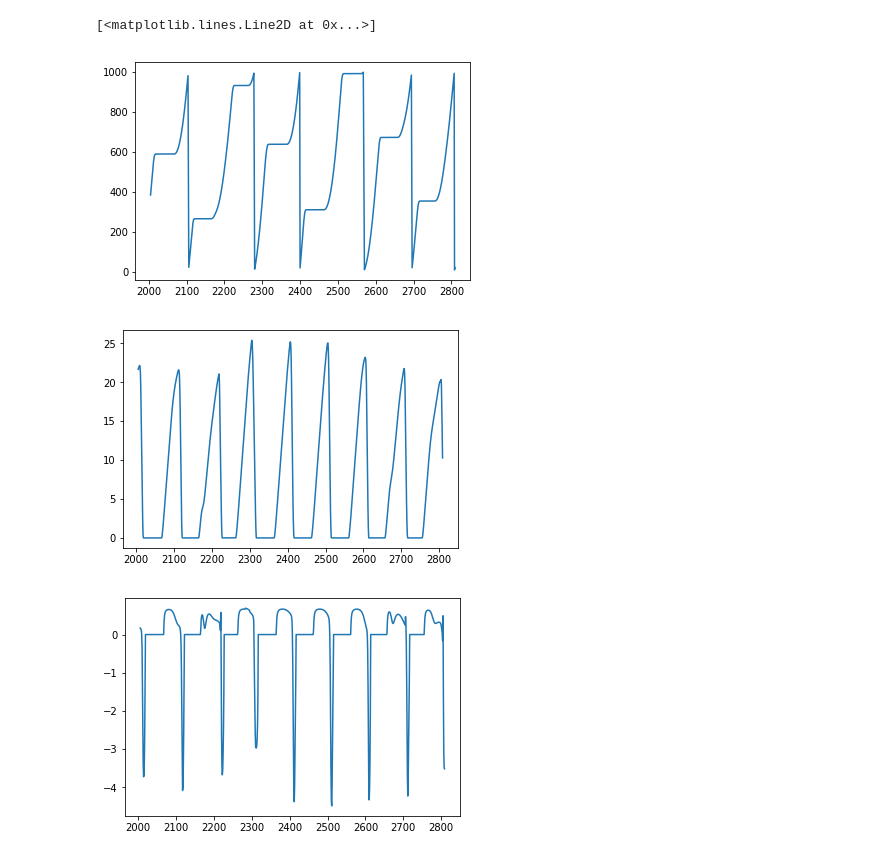
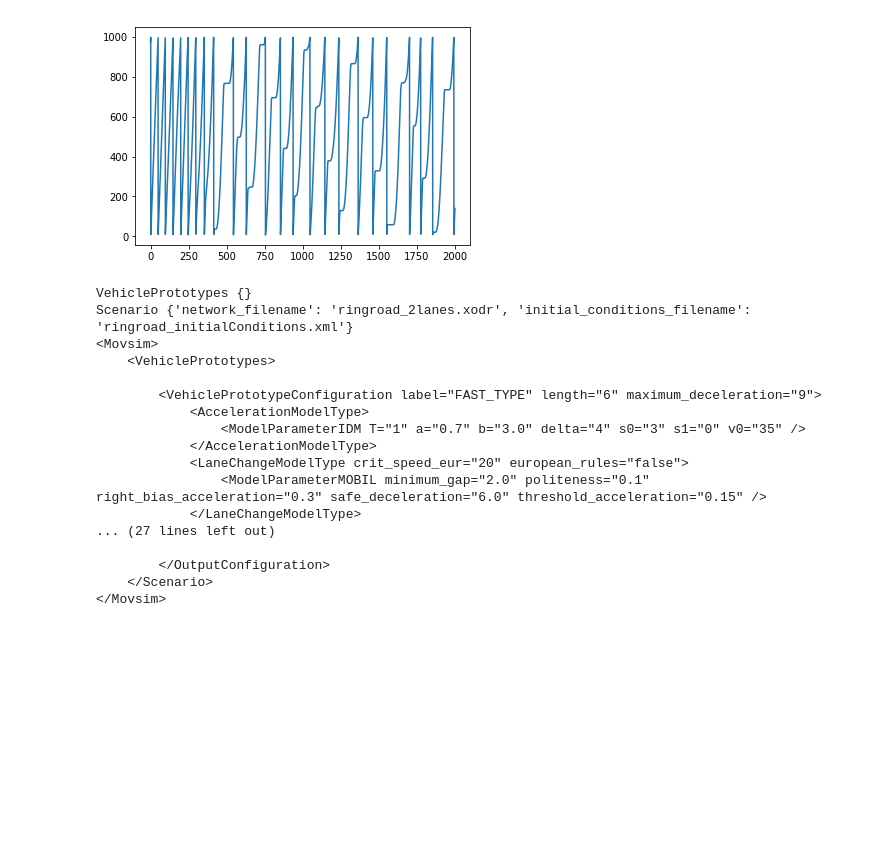
Before and after one commit to mengcz13/movsim, a Jupyter notebook: view_logs.ipynb, the cells around one changed output. Drawn from its saved outputs; the diff is of its cells as text; code cells hidden in the pictures; blank space fills up the shorter version.

```diff
--- a/view_logs.ipynb
+++ b/view_logs.ipynb
@@ -12,5 +13,5 @@ import matplotlib.pyplot as plt
 # %%
-trajlogpath = r'/home/mengcz/movsim/ringroad_2lanes.traj.route_main.csv'
+trajlogpath = r'/home/mengcz/trafficsimdata/ringroad3/0/tempconf_0.traj.route_main.csv'
 trajdf = pd.read_csv(trajlogpath, header=None, comment='#')
 # %%
 trace = trajdf[trajdf[8] == 1]
@@ -37,12 +38,37 @@ trace
 # %%
-plt.figure()
-plt.plot(trace[0][2000:2800], trace[2][2000:2800])
-plt.figure()
-plt.plot(trace[0][2000:2800], trace[3][2000:2800])
-plt.figure()
-plt.plot(trace[0][2000:2800], trace[4][2000:2800])
+# plt.figure()
+plt.plot(trace[0], trace[2])
+plt.show()
+# plt.figure()
+# plt.plot(trace[0][2000:2800], trace[3][2000:2800])
+# plt.figure()
+# plt.plot(trace[0][2000:2800], trace[4][2000:2800])
 # %% [output]
-[<matplotlib.lines.Line2D at 0x...>]
-[figure, old version]
+[figure, new version]
-[figure, removed]
-[figure, removed]
+# %%
+# parse xml config
+tree = ET.parse('/home/mengcz/movsim/sim/exp/ringroad_2lanes.xprj')
+root = tree.getroot()
+for child in root:
+    print(child.tag, child.attrib)
+simconf = root.find('Scenario').find('Simulation')
+simconf.set('seed', '{}'.format(114514))
+tree.write(sys.stdout)
+# %% [output]
+VehiclePrototypes {}
+Scenario {'network_filename': 'ringroad_2lanes.xodr', 'initial_conditions_filename': 'ringroad_initialConditions.xml'}
+<Movsim>
+    <VehiclePrototypes>
+
+        <VehiclePrototypeConfiguration label="FAST_TYPE" length="6" maximum_deceleration="9">
+            <AccelerationModelType>
+                <ModelParameterIDM T="1" a="0.7" b="3.0" delta="4" s0="3" s1="0" v0="35" />
+            </AccelerationModelType>
+            <LaneChangeModelType crit_speed_eur="20" european_rules="false">
+                <ModelParameterMOBIL minimum_gap="2.0" politeness="0.1" right_bias_acceleration="0.3" safe_deceleration="6.0" threshold_acceleration="0.15" />
+            </LaneChangeModelType>
+... (27 lines left out)
+
+        </OutputConfiguration>
+    </Scenario>
+</Movsim>
```
Also changed, not shown: parts of 2 cells of this notebook, 9 other files.
